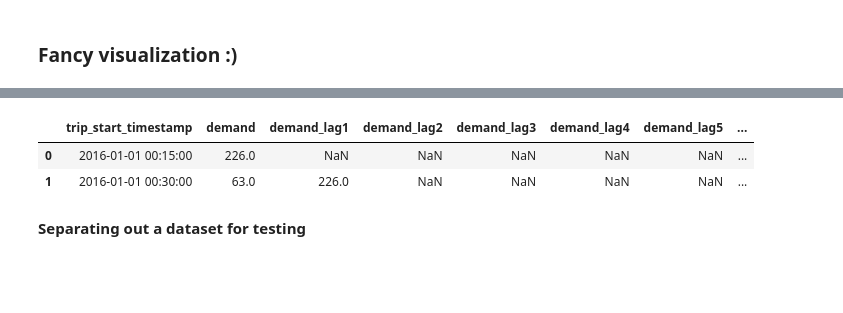
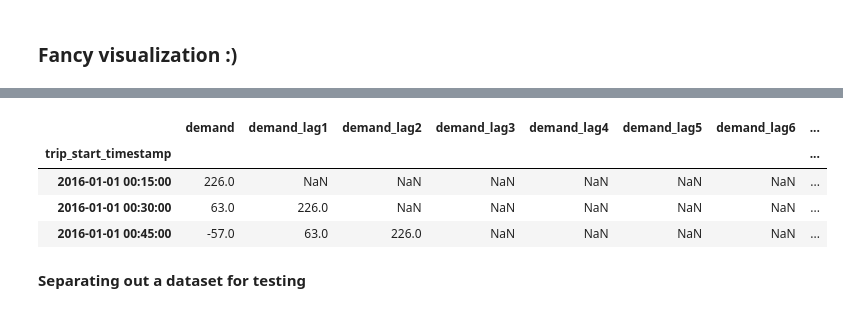
Before and after one commit to Auste1989/metis_projects, a Jupyter notebook: Passion_Project/Transit_Time_and_Rate_EDA.ipynb, the cells around one changed output, grey strips where cells are left out. Saved outputs shown, nothing was run; the diff lists cells and outputs as text; code cells hidden in the pictures; blank space fills up the shorter version.

```diff
--- a/Passion_Project/Transit_Time_and_Rate_EDA.ipynb
+++ b/Passion_Project/Transit_Time_and_Rate_EDA.ipynb
@@ -407,7 +407,7 @@ plt.ylabel('Frequency');
 # %%
 taxi_weather_clean['pickup_date'] = taxi_weather_clean['trip_start_timestamp'].dt.date
 taxi_weather_clean['pickup_time'] = taxi_weather_clean['trip_start_timestamp'].dt.time
-taxi_weather_clean['pickup_time'] = [time.strftime("%H:%M") for time in taxi_weather_clean['pickup_time']]
+taxi_weather_clean['pickup_time_formatted'] = [time.strftime("%H:%M") for time in taxi_weather_clean['pickup_time']]
 taxi_weather_clean['pickup_weekday'] = taxi_weather_clean['trip_start_timestamp'].dt.weekday      #Monday is 0
 taxi_weather_clean['pickup_weekday_name'] = taxi_weather_clean['trip_start_timestamp'].dt.weekday_name
 # %%
@@ -629,6 +632,7 @@ ax.set(xlabel='Pickup Weekday', ylabel='Pickup Time')
 demand = pd.DataFrame(demand_over_time_diffed)
 demand.rename(columns={'trip_start_timestamp': 'demand'}, inplace=True)
 demand = demand.reset_index()
+demand = demand.set_index(['trip_start_timestamp'])
 
 #Create lags
 demand['demand_lag1'] = demand['demand'].shift(1)
@@ -638,14 +642,16 @@ demand['demand_lag4'] = demand['demand'].shift(4)
 demand['demand_lag5'] = demand['demand'].shift(5)
 demand['demand_lag6'] = demand['demand'].shift(6)
 demand['demand_lag7'] = demand['demand'].shift(7)
-demand['demand_lag96'] = demand['demand'].shift(96)
-demand['demand_lag672'] = demand['demand'].shift(672)
+# demand['demand_lag96'] = demand['demand'].shift(96)
+# demand['demand_lag672'] = demand['demand'].shift(672)
 # %%
-demand.head(2)
+demand.head(3)
 # %% [output]
-|  | trip_start_timestamp | demand | demand_lag1 | demand_lag2 | demand_lag3 | demand_lag4 | demand_lag5 | ... |
-| 0 | 2016-01-01 00:15:00 | 226.0 | NaN | NaN | NaN | NaN | NaN | ... |
-| 1 | 2016-01-01 00:30:00 | 63.0 | 226.0 | NaN | NaN | NaN | NaN | ... |
+|  | demand | demand_lag1 | demand_lag2 | demand_lag3 | demand_lag4 | demand_lag5 | demand_lag6 | ... |
+| trip_start_timestamp |  |  |  |  |  |  |  | ... |
+| 2016-01-01 00:15:00 | 226.0 | NaN | NaN | NaN | NaN | NaN | NaN | ... |
+| 2016-01-01 00:30:00 | 63.0 | 226.0 | NaN | NaN | NaN | NaN | NaN | ... |
+| 2016-01-01 00:45:00 | -57.0 | 63.0 | 226.0 | NaN | NaN | NaN | NaN | ... |
 # %% [markdown]
 **Separating out a dataset for testing**
 # %%
```
Also changed, not shown: parts of 53 cells of this notebook, 1 other file.
